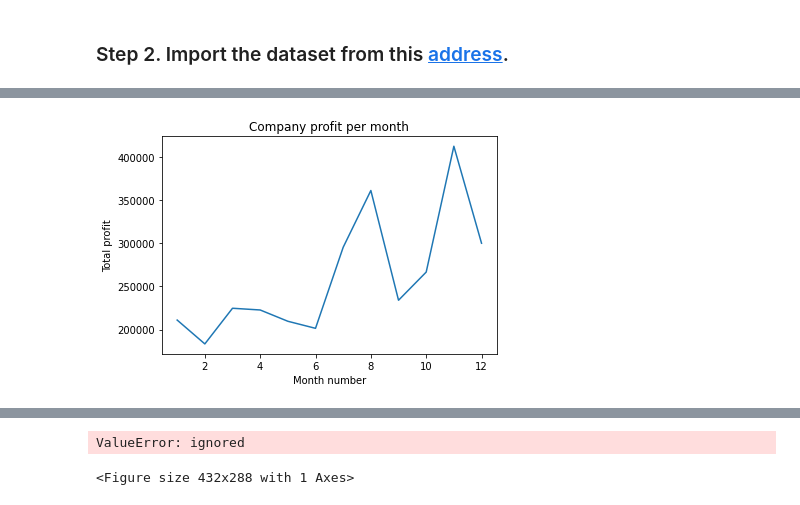
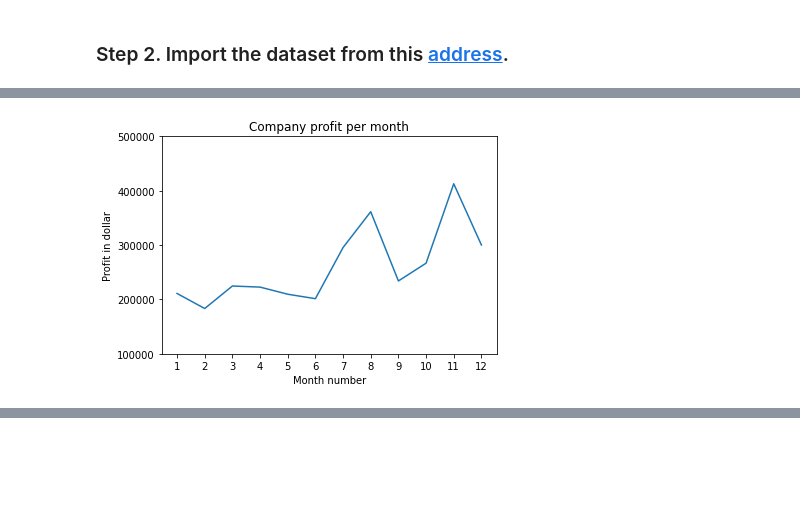
Before and after one commit to nguyencong1227/Programming-data-analysis-with-python, a Jupyter notebook: 11_matplotlib/company-sale/Exercises.ipynb, the cells around one changed output, grey strips where cells are left out. Cells and saved outputs as stored; diff of their text form; code cells hidden in the pictures; blank space fills up the shorter version.

```diff
--- a/11_matplotlib/company-sale/Exercises.ipynb
+++ b/11_matplotlib/company-sale/Exercises.ipynb
@@ -12,5 +12,4 @@ from collections import Counter
 # %% [markdown]
 ### Step 2. Import the dataset from this [address](https://github.com/thieu1995/csv-files/blob/main/data/matplotlib/company_sales_data.csv).
 # %%
-data = pd.read_csv('https://raw.githubusercontent.com/thieu1995/csv-files/main/data/matplotlib/company_sales_data.csv', sep = ',')
-data.head()
+df = pd.read_csv("https://raw.githubusercontent.com/thieu1995/csv-files/main/data/matplotlib/company_sales_data.csv", sep=",")
@@ -26,32 +18,18 @@ data.head()
 
 ![img](https://github.com/thieu1995/pandas/blob/main/11_matplotlib/company-sale/img/01.png?raw=1)
 # %%
-mouth = data.month_number
-profit = data.total_profit
-
-plt.plot(mouth, profit)
-
-plt.xlabel("Month number")
-plt.ylabel("Total profit")
-
-plt.title("Company profit per month")
-
+profitList = df ['total_profit'].tolist()
+monthList  = df ['month_number'].tolist()
+plt.plot(monthList, profitList, label = 'Month-wise Profit data of last year')
+plt.xlabel('Month number')
+plt.ylabel('Profit in dollar')
+plt.xticks(monthList)
+plt.title('Company profit per month')
+plt.yticks([100000, 200000, 300000, 400000, 500000])
 plt.show()
 # %% [output]
-[figure, old version]
+[figure, new version]
 # %% [markdown]
 ### Exercise 2: Get total profit of all months and show line plot with the following Style properties
 
 ![img](https://github.com/thieu1995/pandas/blob/main/11_matplotlib/company-sale/img/02.png?raw=1)
-# %%
-plt.plot(mouth, profit, color='r', marker='o')
-plt.legend(labels=["profit data of last year"], loc=[])
-plt.xlabel("Month number")
-plt.ylabel("Total profit")
-
-plt.title("Company profit per month")
-
-plt.show()
-# %% [output]
-ValueError: ignored
-<Figure size 432x288 with 1 Axes>
```
Also changed, not shown: parts of 20 cells of this notebook.
